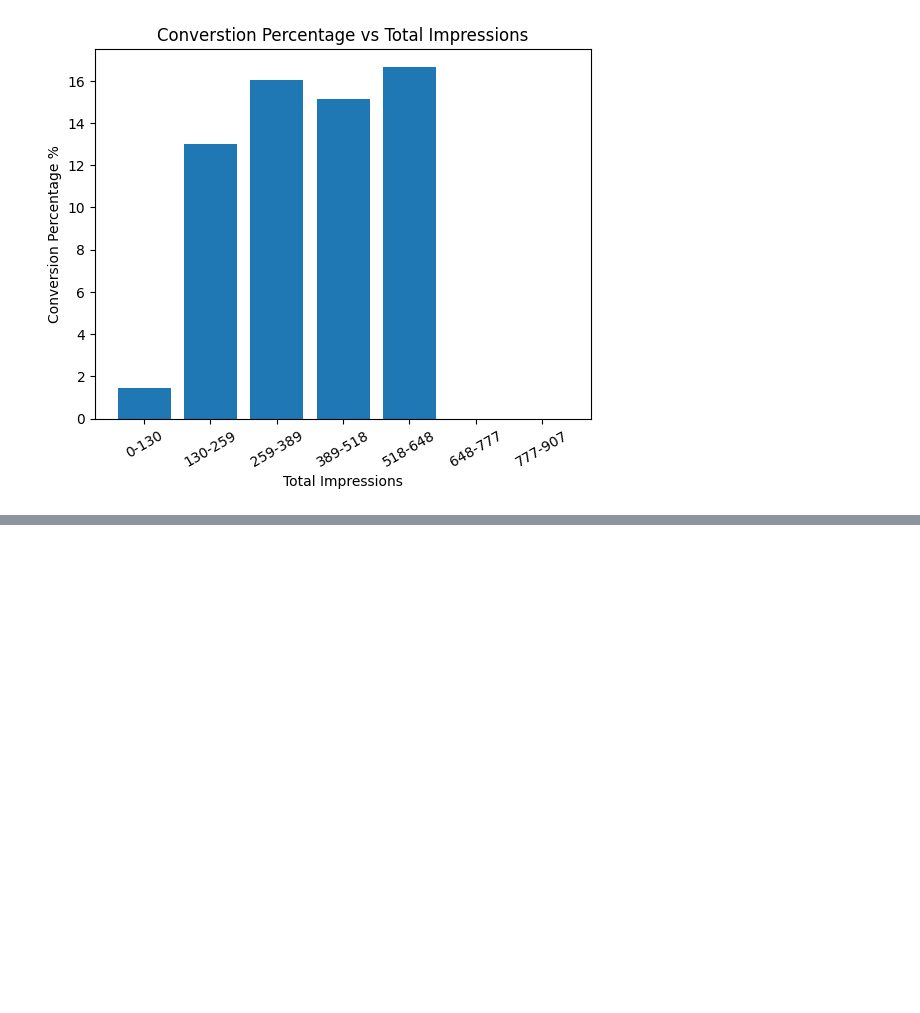
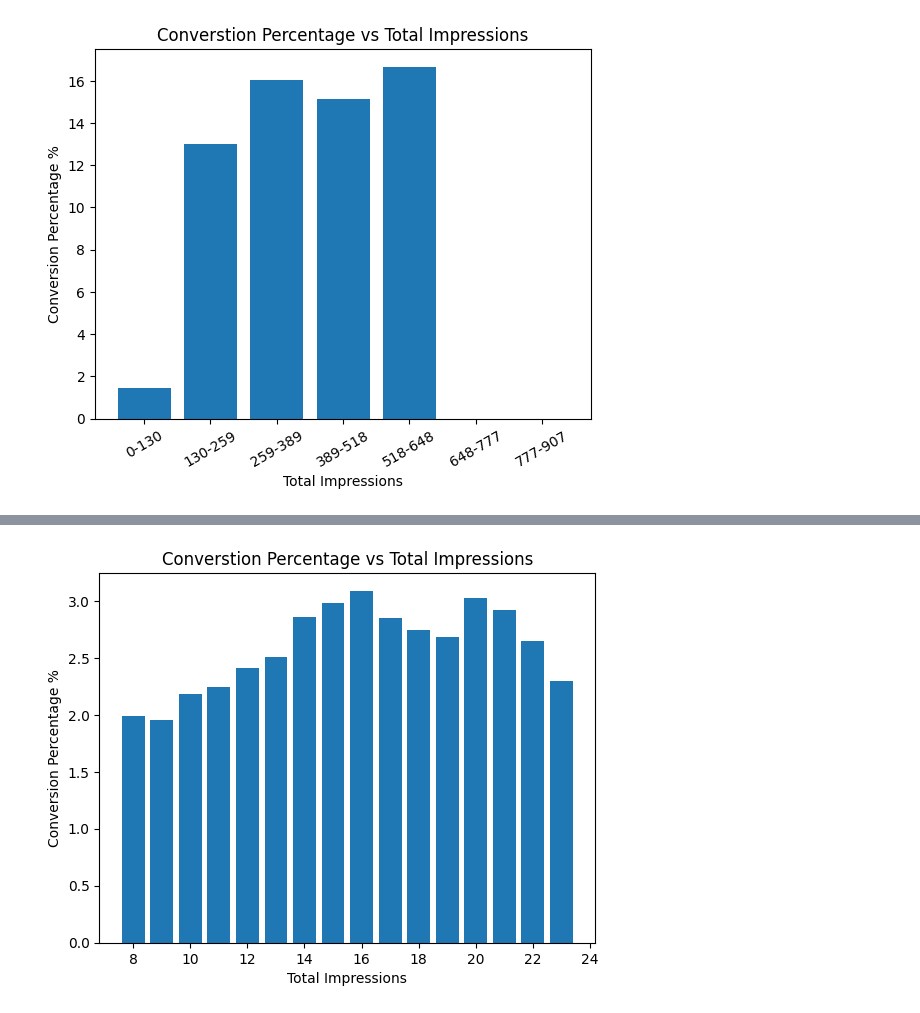
Before and after one commit to akshat-karwa/MGT_FP, a Jupyter notebook: source.ipynb, the cells around one changed output, grey strips where cells are left out. Cells and saved outputs as stored; diff of their text form; code cells hidden in the pictures; blank space fills up the shorter version.

```diff
--- a/source.ipynb
+++ b/source.ipynb
@@ -152,0 +175,5 @@ compute_graphs(control_group)
+# %%
+filter_hours = advertising_group[advertising_group["mode_impr_hour"] >= 8]
+compute_graphs_Q4(filter_hours, "mode_impr_hour")
+# %% [output]
+[figure, added]
```
Also changed, not shown: parts of 6 cells of this notebook.
